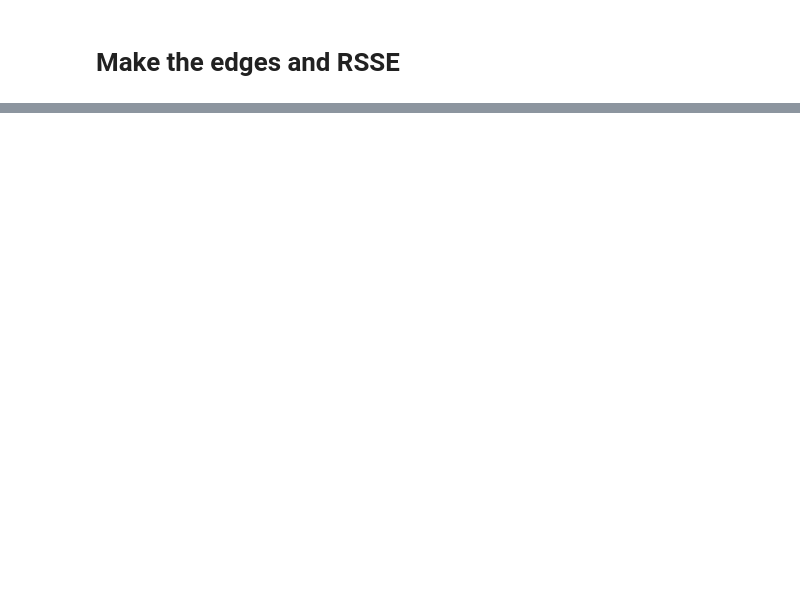
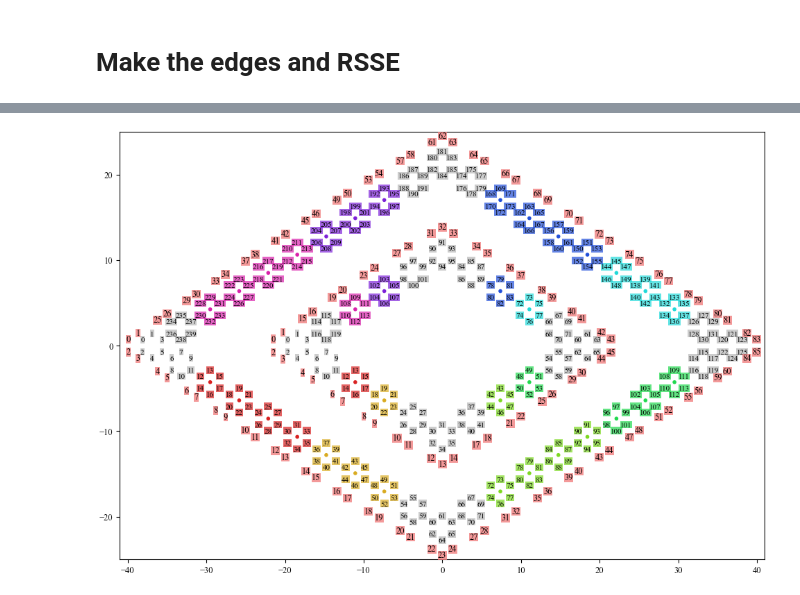
Before and after one commit to BastianValhoj/QTM-ML, a Jupyter notebook: scripts/notebooks/extrapolate_v2.ipynb, the cells around one changed output, grey strips where cells are left out. Saved outputs shown, nothing was run; the diff lists cells and outputs as text; code cells hidden in the pictures; blank space fills up the shorter version.

Commit message:
visualize how the scaling method works

```diff
--- a/scripts/notebooks/extrapolate_v2.ipynb
+++ b/scripts/notebooks/extrapolate_v2.ipynb
@@ -86,0 +100,81 @@ edges_big = get_edges(N_big, N_big, na=na, NC=NC)
+# %%
+def distinct_colors(n):
+    hues = np.linspace(0, 1 , n, endpoint=False)
+    return [mcolors.hsv_to_rgb([h, 0.85, 0.85]) for h in hues]
+
+
+def outward_offset(xyz_centered, scale=0.5):
+    """Unit outward normal from center for each atom, scaled."""
+    norms = np.linalg.norm(xyz_centered[:, :2], axis=1, keepdims=True)
+    unit_outward = xyz_centered[:, :2] / norms          # (N, 2)
+    return unit_outward * scale
+
+centroids_edge_small = get_centers(geom_edge_small.xyz[edges_small], Ham0.na) - geom_edge_small.center()
+centroids_edge_big = get_centers(geom_edge_big.xyz[edges_big], Ham0.na) - geom_edge_big.center()
+n_small = len(centroids_edge_small)
+colors = np.asarray(distinct_colors(n_small))
+
+
+xyz_small_centered = geom_edge_small.xyz - geom_edge_small.center()
+xyz_big_centered = geom_edge_big.xyz - geom_edge_big.center()
+# %%
+fig, ax = plt.subplots(figsize=(12,8))
+# fig, ax = thesis_fig()
+
+# centroids — already vectorised via scatter
+cx, cy, _ = centroids_edge_small.T
+ax.scatter(cx, cy, color=colors, marker=".", zorder=3)
+
+
+for (atom_idx, (x,y,_)) in zip(corners_small, xyz_small_centered[corners_small]):
+    ax.text(x,y,atom_idx,ha="center",va="center",fontsize=8,
+            bbox=dict(facecolor="grey", alpha=0.4, pad=0.2, edgecolor="none")
+    )
+
+# repeat colors for number of atoms per centroid and color the atom idices by centroid it belongs to
+colors_repeated_small = np.repeat(colors, Ham0.na, axis=0)
+# colored text boxes for atom index belogning to centroid of same color
+for (i, (atom_idx, (x,y,_))) in enumerate(zip(edges_small, xyz_small_centered[edges_small])):
+    ax.text(x,y,atom_idx,ha="center",va="center",fontsize=8,
+        bbox=dict(facecolor=colors_repeated_small[i], alpha=0.7, pad=0.2, edgecolor="none")
+    )
+
+
+# plot the centroids of the big structure by the color of the corresponding smaller structure
+cx,cy,_ = centroids_edge_big.T
+ax.scatter(cx,cy, color=colors[small_to_big_idx], marker=".", zorder=3)
+
+for (atom_idx, (x,y,_)) in zip(corners_big, xyz_big_centered[corners_big]):
+    ax.text(x,y,atom_idx,ha="center",va="center",fontsize=8,
+            bbox=dict(facecolor="grey", alpha=0.4, pad=0.2, edgecolor="none")
+    )
+
+# repeat colors (indexed to number of centroids belogning to each centroid in small) by the number of atoms per centroid in big structre
+colors_repeated_big = np.repeat(colors[small_to_big_idx], Ham0.na, axis=0)
+# color text boxes for atom index belogning to centroid of same color
+for (i, (atom_idx, (x,y,_))) in enumerate(zip(edges_big, xyz_big_centered[edges_big])):
+    ax.text(x,y,atom_idx,ha="center",va="center",fontsize=8,
+        bbox=dict(facecolor=colors_repeated_big[i], alpha=0.7, pad=0.2, edgecolor="none")
+    )
+
+
+offset_small = outward_offset(rsse_re_coord_small, scale=1.8)
+offset_big = outward_offset(rsse_re_coord_big, scale=1.8)
+
+for atom_idx, (x,y,_) in enumerate(rsse_re_coord_small):
+    dx,dy = offset_small[atom_idx]
+    ax.text(x+dx,y+dy,atom_idx,ha="center", va="center", fontsize=9,
+            bbox=dict(facecolor="lightcoral", alpha=0.8, pad=0.2, edgecolor="None")
+            )
+
+for atom_idx, (x,y,_) in enumerate(rsse_re_coord_big):
+    dx,dy = offset_big[atom_idx]
+    ax.text(x+dx,y+dy,atom_idx,ha="center", va="center", fontsize=9,
+            bbox=dict(facecolor="lightcoral", alpha=0.8, pad=0.2, edgecolor="None")
+            )
+
+ax.set(xlim=(-41,41),
+       ylim=(-25,25))
+
+# fig.savefig("")
+# %% [output]
@@ -86,0 +182 @@ edges_big = get_edges(N_big, N_big, na=na, NC=NC)
+[figure, added]
```
Also changed, not shown: parts of 11 cells of this notebook.
